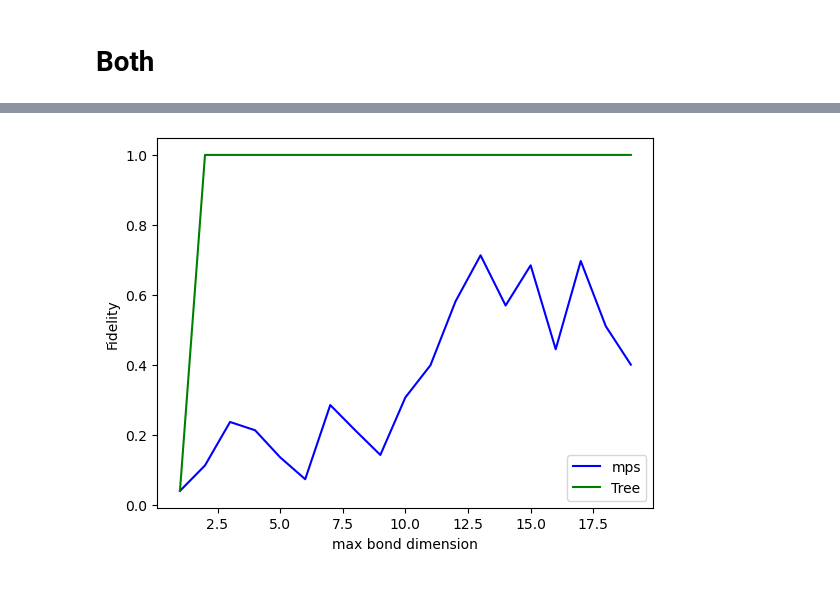
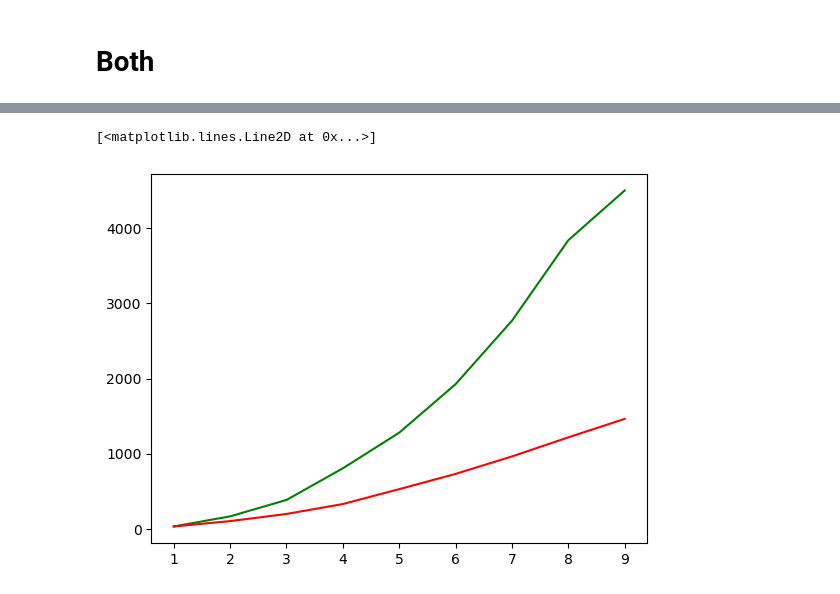
Before and after one commit to quantum-brutus/Tensor_Networks_topology, a Jupyter notebook: random_tree_benchmark.ipynb, the cells around one changed output, grey strips where cells are left out. Drawn from its saved outputs; the diff is of its cells as text; code cells hidden in the pictures.

```diff
--- a/random_tree_benchmark.ipynb
+++ b/random_tree_benchmark.ipynb
@@ -743,34 +781,0 @@ plt.plot(CHI,np.subtract(RES_tree,RES_mps),color='b')
-# %%
-N,CHI,RES,MEM = zip(*results)
-# RES = np.array(RES).reshape(len(N),len(CHI))
-N = np.array(N).reshape(len(N_gate_range),len(chi_range))
-CHI = np.array(CHI).reshape(len(N_gate_range),len(chi_range))
-RES = np.array(RES).reshape(len(N_gate_range),len(chi_range))
-MEM = np.array(MEM).reshape(len(N_gate_range),len(chi_range))
-
-fig = plt.figure()
-
-###
-ax = fig.add_subplot(121, projection='3d')
-ax.plot_surface(CHI, N, RES, alpha = 0.7,cmap='coolwarm')
-
-ax.contour(CHI, N, RES, zdir='x', offset=-15, cmap='coolwarm')
-ax.contour(CHI, N, RES, zdir='y', offset=500, cmap='coolwarm')
-
-ax.set_xlabel('Chi')
-ax.set_ylabel('N')
-ax.set_zlabel('fidelity diff')
-
-###
-
-# ax2 = fig.add_subplot(122, projection='3d')
-# ax2.plot_surface(N, CHI, MEM, alpha = 0.7,cmap='coolwarm')
-
-# ax2.contour(N, CHI, MEM, zdir='x', offset=-15, cmap='coolwarm')
-# ax2.contour(N, CHI, MEM, zdir='y', offset=100, cmap='coolwarm')
-
-# ax2.set_xlabel('N')
-# ax2.set_ylabel('chi')
-# ax2.set_zlabel('memory diff')
-
-plt.show()
@@ -779,15 +782,6 @@ plt.show()
-# %%
-import matplotlib.pyplot as plt
-# plt.plot(chi_values,error_values_mps,label = 'MPS')
-# plt.plot(chi_values,error_values_tree,label = 'Tree')
-
-fig, ax = plt.subplots()
-ax.plot(chi_range, mps_fidelity_values, color='blue',label='mps')
-ax.plot(chi_range,tree_fidelity_values,color = 'green',label = 'Tree')
-ax.legend()
-# ax.set_title('Fidelity for '+str(N_range[0])+' gates')
-ax.set_ylabel('Fidelity')
-ax.set_xlabel('max bond dimension')
-plt.show()
-# %% [output]
-[figure, removed]
+# %%
+plt.plot(CHI,MEM_tree,color = 'g')
+plt.plot(CHI,MEM_mps,color='r')
+# %% [output]
+[<matplotlib.lines.Line2D at 0x...>]
+[figure, added]
```
Also changed, not shown: parts of 10 cells of this notebook.
